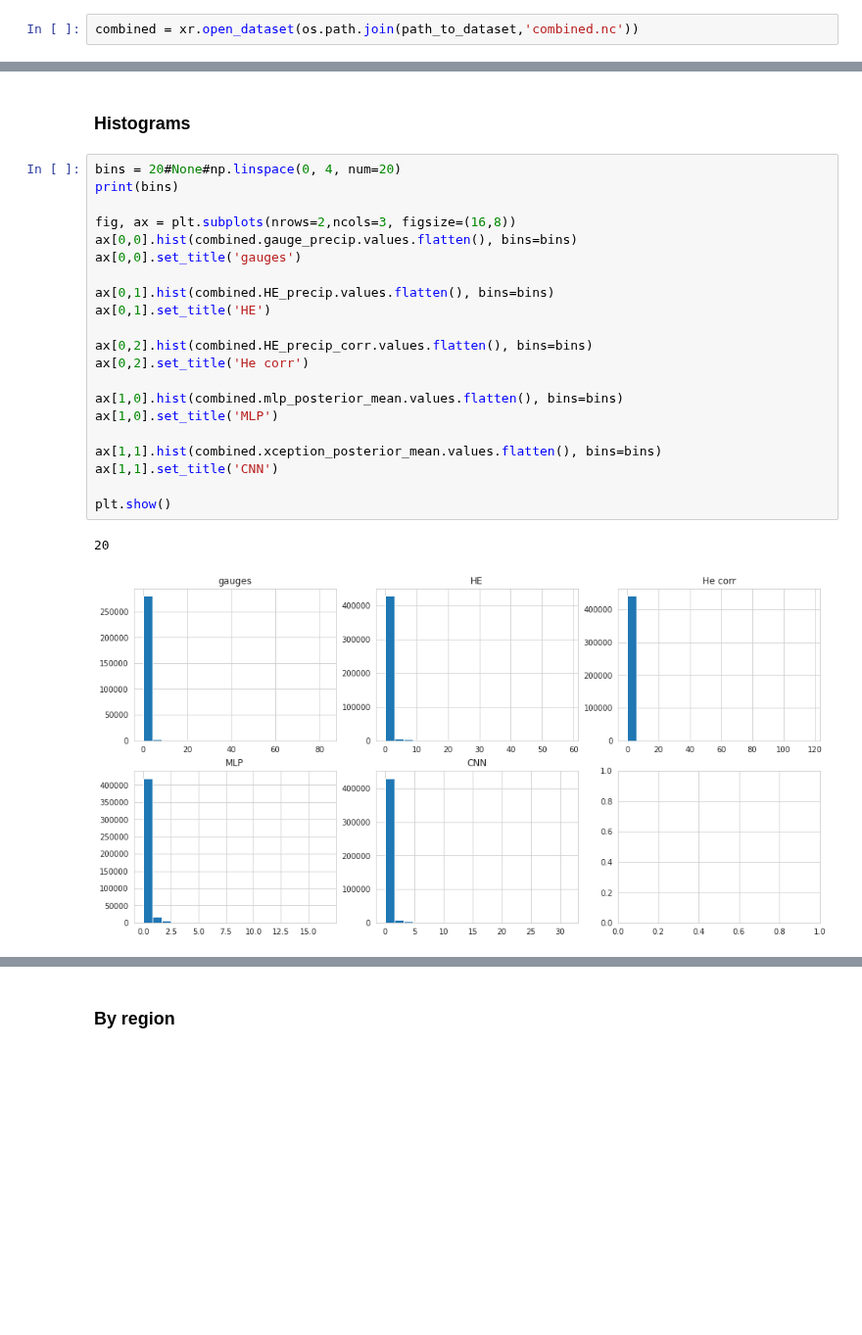
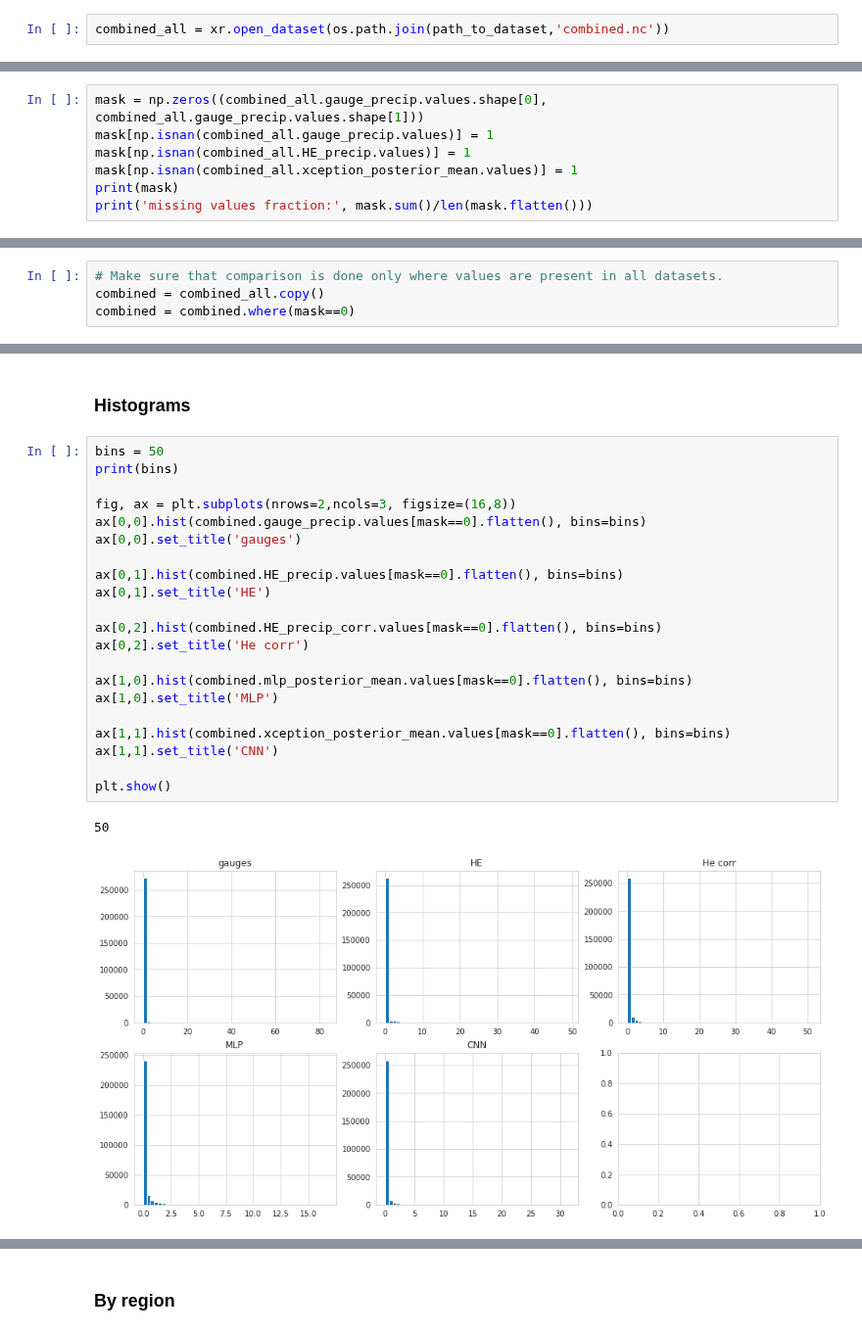
Before and after one commit to ingridingemarsson/geostat-masters-thesis, a Jupyter notebook: notebooks/compare_gauge_he_preds.ipynb, the cells around one changed output, grey strips where cells are left out. Shown at 98% size. Cells and saved outputs as stored; diff of their text form; blank space fills up the shorter version.

```diff
--- a/notebooks/compare_gauge_he_preds.ipynb
+++ b/notebooks/compare_gauge_he_preds.ipynb
@@ -22,5 +22,5 @@ f = open('../path_to_data.txt', "r")
 path_to_dataset = os.path.join(f.readline().rstrip("\n"))
 f.close()
 # %%
-combined = xr.open_dataset(os.path.join(path_to_dataset,'combined.nc'))
+combined_all = xr.open_dataset(os.path.join(path_to_dataset,'combined.nc'))
 # %%
@@ -49,0 +100,7 @@ metadata = pd.read_pickle(os.path.join(path_to_dataset, 'real_rain_gauge_data',
+# %%
+mask = np.zeros((combined_all.gauge_precip.values.shape[0], combined_all.gauge_precip.values.shape[1]))
+mask[np.isnan(combined_all.gauge_precip.values)] = 1
+mask[np.isnan(combined_all.HE_precip.values)] = 1
+mask[np.isnan(combined_all.xception_posterior_mean.values)] = 1
+print(mask)
+print('missing values fraction:', mask.sum()/len(mask.flatten()))
@@ -50,3 +125,7 @@ metadata = pd.read_pickle(os.path.join(path_to_dataset, 'real_rain_gauge_data',
+# %%
+# Make sure that comparison is done only where values are present in all datasets.
+combined = combined_all.copy()
+combined = combined.where(mask==0)
 # %% [markdown]
 ### Single rain gauge over time
 # %%
@@ -167,26 +220,26 @@ np.nanmean(np.square(np.subtract(combined.gauge_precip.values, combined.xception
 # %% [markdown]
 ### Histograms
 # %%
-bins = 20#None#np.linspace(0, 4, num=20)
+bins = 50
 print(bins)
 
 fig, ax = plt.subplots(nrows=2,ncols=3, figsize=(16,8))
-ax[0,0].hist(combined.gauge_precip.values.flatten(), bins=bins)
+ax[0,0].hist(combined.gauge_precip.values[mask==0].flatten(), bins=bins)
 ax[0,0].set_title('gauges')
 
-ax[0,1].hist(combined.HE_precip.values.flatten(), bins=bins)
+ax[0,1].hist(combined.HE_precip.values[mask==0].flatten(), bins=bins)
 ax[0,1].set_title('HE')
 
-ax[0,2].hist(combined.HE_precip_corr.values.flatten(), bins=bins)
+ax[0,2].hist(combined.HE_precip_corr.values[mask==0].flatten(), bins=bins)
 ax[0,2].set_title('He corr')
 
-ax[1,0].hist(combined.mlp_posterior_mean.values.flatten(), bins=bins)
+ax[1,0].hist(combined.mlp_posterior_mean.values[mask==0].flatten(), bins=bins)
 ax[1,0].set_title('MLP')
 
-ax[1,1].hist(combined.xception_posterior_mean.values.flatten(), bins=bins)
+ax[1,1].hist(combined.xception_posterior_mean.values[mask==0].flatten(), bins=bins)
 ax[1,1].set_title('CNN')
 
 plt.show()
 # %% [output]
-20
+50
-[figure, old version]
+[figure, new version]
```
Also changed, not shown: parts of 56 cells of this notebook, 2 other files.
